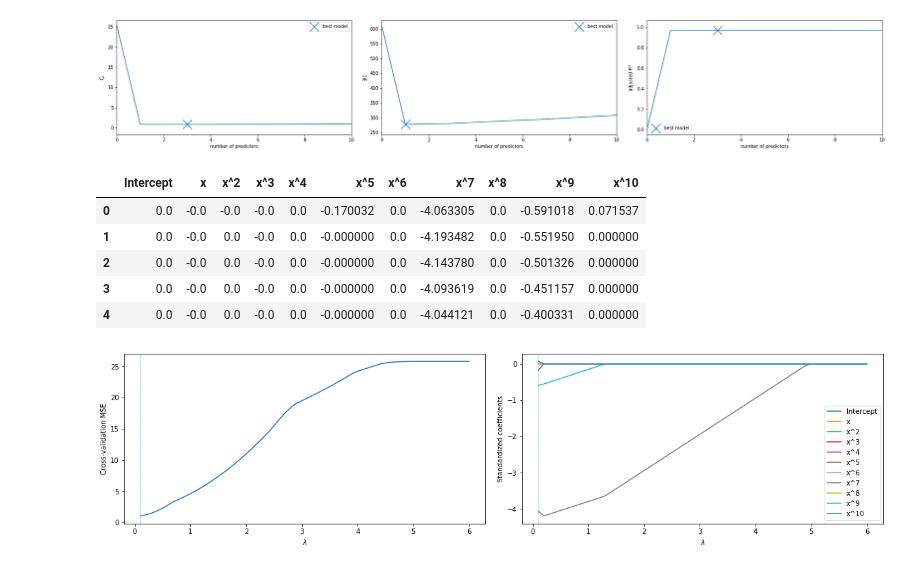
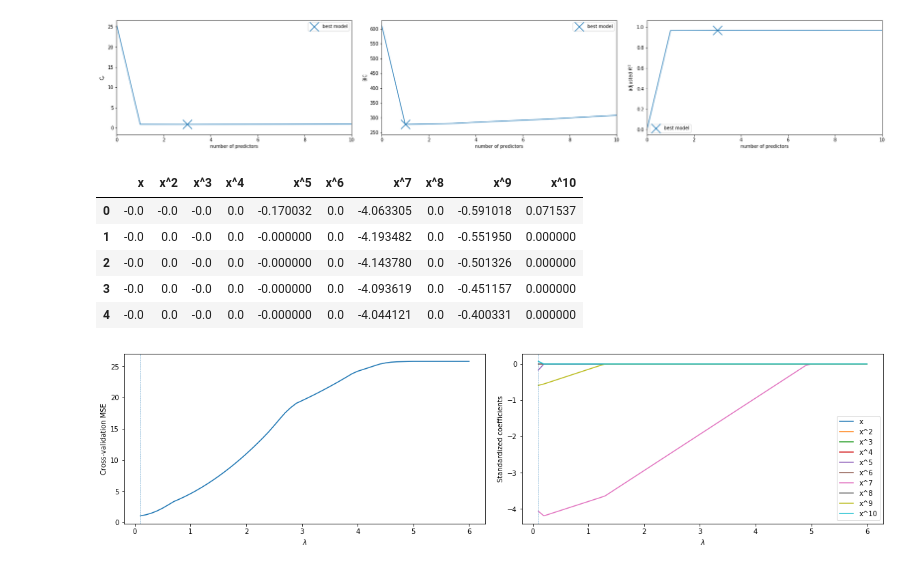
Before and after one commit to HerrBroekman/Python-solutions-for-An-Introduction-to-Statistical-Learning, a Jupyter notebook: Chapter6/Exercise08/6_8.ipynb, the cells around one changed output. Drawn from its saved outputs; the diff is of its cells as text; code cells hidden in the pictures.

```diff
--- a/Chapter6/Exercise08/6_8.ipynb
+++ b/Chapter6/Exercise08/6_8.ipynb
@@ -347,9 +346,9 @@ _ = ax3.legend()
     <i>Now fit a lasso model to the simulated data, again using $X, X^2, \ldots, X^{10}$ as predictors. Use cross-validation to select the optimal value of $\lambda$. Create plots of the cross-validation error as a function of $\lambda$. Report the resulting coefficient estimates, and discuss the results obtained.</i>
 </blockquote>
 # %%
-columns = df_x.columns
+columns = df_x.columns.tolist()
 df_x_standardized = pd.DataFrame(preprocessing.scale(df_x), columns=columns)
-df_x_standardized['Intercept'] = 1
+df_x_standardized.drop('Intercept', axis=1, inplace=True)
 
 loocv = LeaveOneOut() # leave-one-out cross-validation
 stop = 3.5
@@ -357,7 +356,7 @@ num = 35
 start = stop / num
 lambda_arr = np.linspace(start=start, stop=stop, num=num)
 mse_arr = np.empty(shape=lambda_arr.shape)
-coef_arr = np.zeros(shape=(lambda_arr.shape[0], int(p+1)))
+coef_arr = np.zeros(shape=(lambda_arr.shape[0], p))
 for index, lambda_ in enumerate(lambda_arr):
     MSE = 0
     for train_index, test_index in loocv.split(df_x_standardized):
@@ -381,6 +380,7 @@ df_lasso_results = pd.DataFrame({
 })
 lambda_min_mse = df_lasso_results.loc[df_lasso_results['MSE'].idxmin()].loc['lambda']
 
+columns.remove('Intercept')
 df_coef = pd.DataFrame(coef_arr, columns=columns)
 df_coef.head()
 
@@ -510,14 +510,14 @@ _ = ax3.legend()
 [figure]
 # %%
 # lasso model
-columns = df_x.columns
+columns = df_x.columns.tolist()
 loocv = LeaveOneOut() # leave-one-out cross-validation
 stop = 6
 num = 60
 start = stop / num
 lambda_arr = np.linspace(start=start, stop=stop, num=num)
 mse_arr = np.empty(shape=lambda_arr.shape)
-coef_arr = np.zeros(shape=(lambda_arr.shape[0], int(p+1)))
+coef_arr = np.zeros(shape=(lambda_arr.shape[0], p))
 for index, lambda_ in enumerate(lambda_arr):
     MSE = 0
     for train_index, test_index in loocv.split(df_x_standardized):
@@ -534,37 +534,38 @@ for index, lambda_ in enumerate(lambda_arr):
     model = Lasso(alpha=lambda_)
     _ = model.fit(df_x_standardized, df_y) # fit with full data set
     coef_arr[index] = model.coef_
 
 df_lasso_results = pd.DataFrame({
     'lambda': lambda_arr,
     'MSE': mse_arr,
 })
 lambda_min_mse = df_lasso_results.loc[df_lasso_results['MSE'].idxmin()].loc['lambda']
 
+columns.remove('Intercept')
 df_coef = pd.DataFrame(coef_arr, columns=columns)
 df_coef.head()
 
 numberOfSubplots = 2
 fig, [ax1, ax2] = plt.subplots(1, numberOfSubplots, constrained_layout=True, figsize=(8*numberOfSubplots, 4))
 
 _ = df_lasso_results.plot(x='lambda', y='MSE', ax=ax1, legend=None)
 _ = ax1.axvline(x=lambda_min_mse, linestyle='dashed', linewidth=0.5)
 _ = ax1.set_ylabel('Cross-validation MSE')
 _ = ax1.set_xlabel(r'$\lambda$')
 
 for column in columns:
     _ = ax2.plot(df_lasso_results['lambda'], df_coef[column], label=column)
     _ = ax2.set_ylabel('Standardized coefficients')
     _ = ax2.set_xlabel(r'$\lambda$')
 
 _ = ax2.axvline(x=lambda_min_mse, linestyle='dashed', linewidth=0.5)
 _ = ax2.legend(loc='lower right')
 _ = ax1.set_xlim(ax2.get_xlim())
 # %% [output]
-|  | Intercept | x | x^2 | x^3 | x^4 | x^5 | x^6 | x^7 | x^8 | x^9 | x^10 |
-| 0 | 0.0 | -0.0 | -0.0 | -0.0 | 0.0 | -0.170032 | 0.0 | -4.063305 | 0.0 | -0.591018 | 0.071537 |
-| 1 | 0.0 | -0.0 | 0.0 | -0.0 | 0.0 | -0.000000 | 0.0 | -4.193482 | 0.0 | -0.551950 | 0.000000 |
-| 2 | 0.0 | -0.0 | 0.0 | -0.0 | 0.0 | -0.000000 | 0.0 | -4.143780 | 0.0 | -0.501326 | 0.000000 |
-| 3 | 0.0 | -0.0 | 0.0 | -0.0 | 0.0 | -0.000000 | 0.0 | -4.093619 | 0.0 | -0.451157 | 0.000000 |
-| 4 | 0.0 | -0.0 | 0.0 | -0.0 | 0.0 | -0.000000 | 0.0 | -4.044121 | 0.0 | -0.400331 | 0.000000 |
+|  | x | x^2 | x^3 | x^4 | x^5 | x^6 | x^7 | x^8 | x^9 | x^10 |
+| 0 | -0.0 | -0.0 | -0.0 | 0.0 | -0.170032 | 0.0 | -4.063305 | 0.0 | -0.591018 | 0.071537 |
+| 1 | -0.0 | 0.0 | -0.0 | 0.0 | -0.000000 | 0.0 | -4.193482 | 0.0 | -0.551950 | 0.000000 |
+| 2 | -0.0 | 0.0 | -0.0 | 0.0 | -0.000000 | 0.0 | -4.143780 | 0.0 | -0.501326 | 0.000000 |
+| 3 | -0.0 | 0.0 | -0.0 | 0.0 | -0.000000 | 0.0 | -4.093619 | 0.0 | -0.451157 | 0.000000 |
+| 4 | -0.0 | 0.0 | -0.0 | 0.0 | -0.000000 | 0.0 | -4.044121 | 0.0 | -0.400331 | 0.000000 |
-[figure, old version]
+[figure, new version]
```
Also changed, not shown: parts of 3 cells of this notebook.
